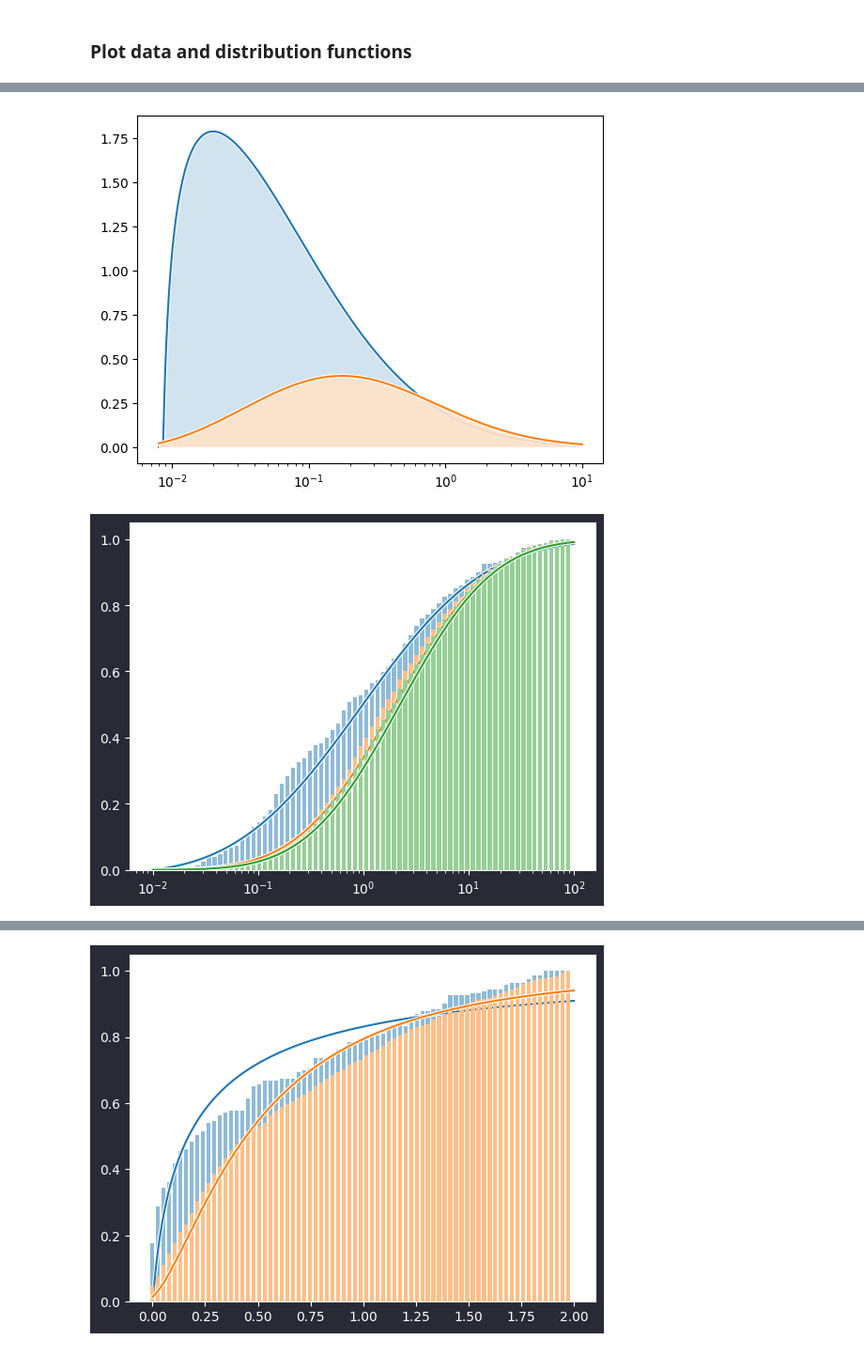
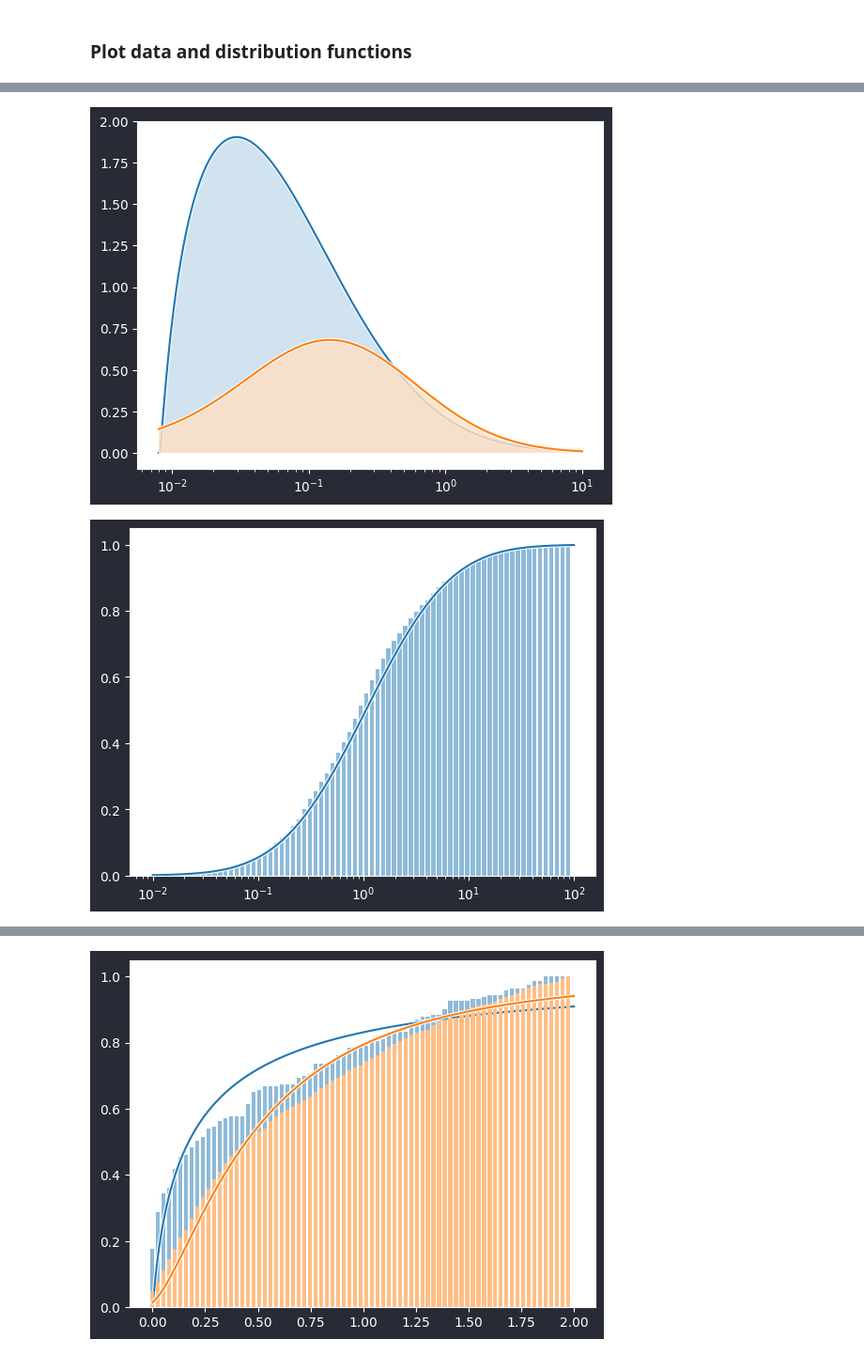
Before and after one commit to 2phi/oracle, a Jupyter notebook: analysis.ipynb, the cells around one changed output, grey strips where cells are left out. Shown at 94% size. Saved outputs shown, nothing was run; the diff lists cells and outputs as text; code cells hidden in the pictures.

```diff
--- a/analysis.ipynb
+++ b/analysis.ipynb
@@ -98,7 +98,7 @@ cut_too_long = df_sp['lengthOfCut'] > 0.6*df_sp['lengthOfColumn']
 df_sp = df_sp[~cut_too_long]
 
 # Calculate the fracture toughness
-df_sp = pst_engine.calc_fracture_toughness(df_sp, pst_type='normal')
+df_sp = pst_engine.calc_fracture_toughness(df_sp, pst_type='vertical')
 df_vh = pst_engine.calc_fracture_toughness(df_vh, use_t=True)
 
 display(
@@ -336,13 +312,13 @@ plot.distribution(df_arr['Gc'], dist_type='lognorm', kind='pdf', range=[8e-3, 10
 # plot.distribution(df_all, dist_type='lognorm', kind='pdf', range=[8e-3, 10], histogram=False, log=True)
 plot.distribution(df_end['Gc'], dist_type='lognorm', kind='pdf', range=[8e-3, 10], histogram=False, log=True)
 # %% [output]
-[figure, old version]
+[figure, new version]
 # %%
-plot.distribution(df_arr['Gc'], dist_type='lognorm', kind='cdf', range=[1e-2, 100], histogram=True, log=True)
+# plot.distribution(df_arr['Gc'], dist_type='lognorm', kind='cdf', range=[1e-2, 100], histogram=True, log=True)
 plot.distribution(df_all, dist_type='lognorm', kind='cdf', range=[1e-2, 100], histogram=True, log=True)
-plot.distribution(df_end['Gc'], dist_type='lognorm', kind='cdf', range=[1e-2, 100], histogram=True, log=True)
+# plot.distribution(df_end['Gc'], dist_type='lognorm', kind='cdf', range=[1e-2, 100], histogram=True, log=True)
 # %% [output]
-[figure, old version]
+[figure, new version]
 # %%
 plot.distribution(df_arr['D11'], dist_type='lognorm', kind='pdf', range=[0, 1], density=True, fit_to_range=True)
 plot.distribution(df_end['D11'], dist_type='lognorm', kind='pdf', range=[0, 1], density=True, fit_to_range=True)
```
Also changed, not shown: parts of 15 cells of this notebook, 1 other file.
